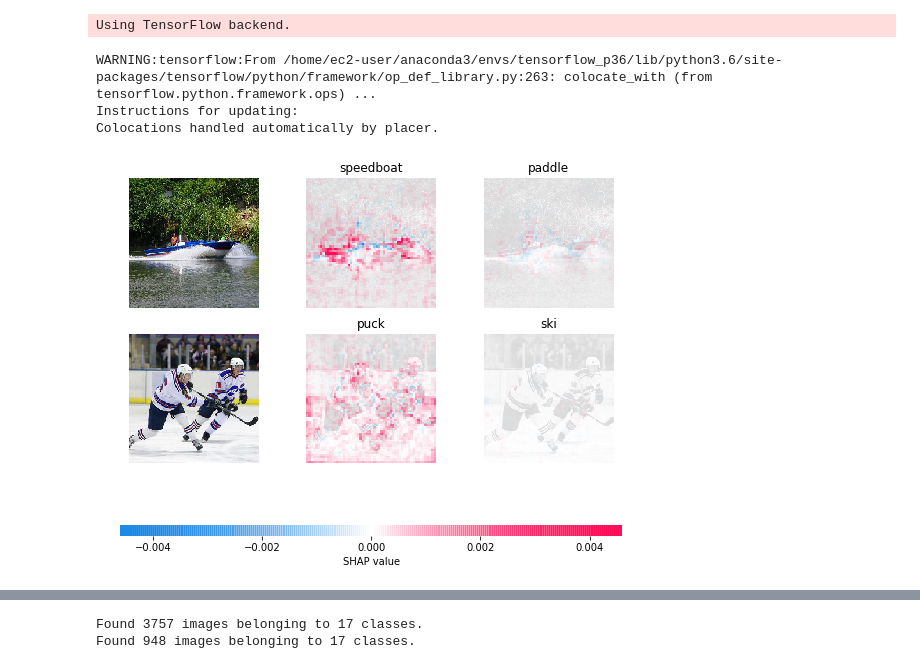
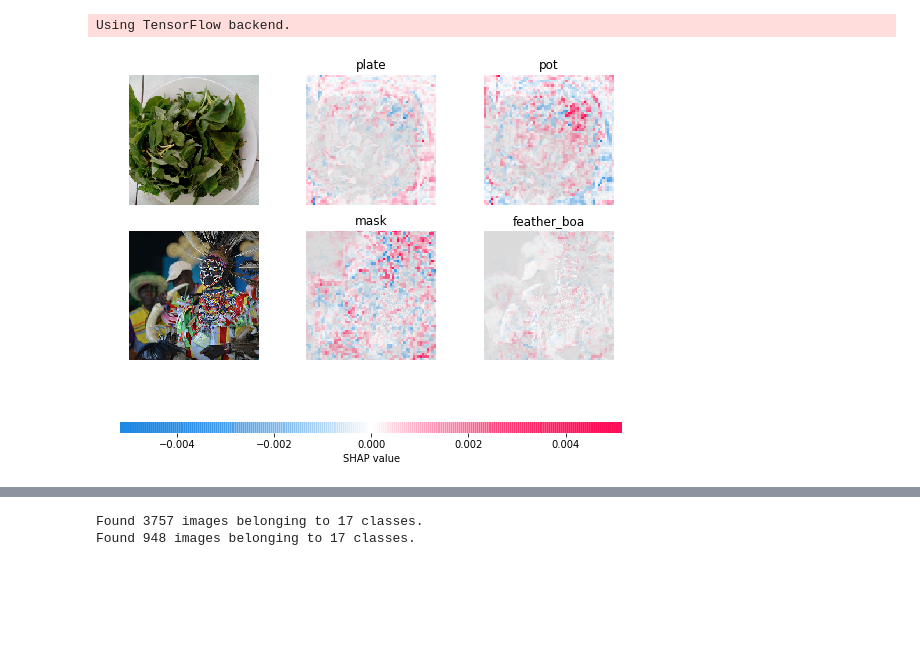
Before and after one commit to michaelgsuttles/Capstone, a Jupyter notebook: main.ipynb, the cells around one changed output, grey strips where cells are left out. Saved outputs shown, nothing was run; the diff lists cells and outputs as text; code cells hidden in the pictures; blank space fills up the shorter version.

```diff
--- a/main.ipynb
+++ b/main.ipynb
@@ -21,31 +33,28 @@ target_size = 300
 # %%
 # load pre-trained model and choose two images to explain
 model = VGG16(weights='imagenet', include_top=True) ## CHANGE INCLUDE TOP TO FALSE
 X,y = shap.datasets.imagenet50()
-to_explain = X[[2,3]]
+to_explain = X[[6,7]]
 
 # load the ImageNet class names
 url = "https://s3.amazonaws.com/deep-learning-models/image-models/imagenet_class_index.json"
 fname = shap.datasets.cache(url)
 with open(fname) as f:
     class_names = json.load(f)
 
 # explain how the input to the 7th layer of the model explains the top two classes
 def map2layer(x, layer):
     feed_dict = dict(zip([model.layers[0].input], [preprocess_input(x.copy())]))
     return K.get_session().run(model.layers[layer].input, feed_dict)
 e = shap.GradientExplainer((model.layers[7].input, model.layers[-1].output), map2layer(preprocess_input(X.copy()), 7))
 shap_values,indexes = e.shap_values(map2layer(to_explain, 7), ranked_outputs=2)
 
 # get the names for the classes
 index_names = np.vectorize(lambda x: class_names[str(x)][1])(indexes)
 
 # plot the explanations
 shap.image_plot(shap_values, to_explain, index_names)
 # %% [output]
-WARNING:tensorflow:From /home/ec2-user/anaconda3/envs/tensorflow_p36/lib/python3.6/site-packages/tensorflow/python/framework/op_def_library.py:263: colocate_with (from tensorflow.python.framework.ops) ...
-Instructions for updating:
-Colocations handled automatically by placer.
-[figure, old version]
+[figure, new version]
 # %%
 shap.image_plot(shap_values, to_explain, index_names)
```
Also changed, not shown: parts of 10 cells of this notebook.
